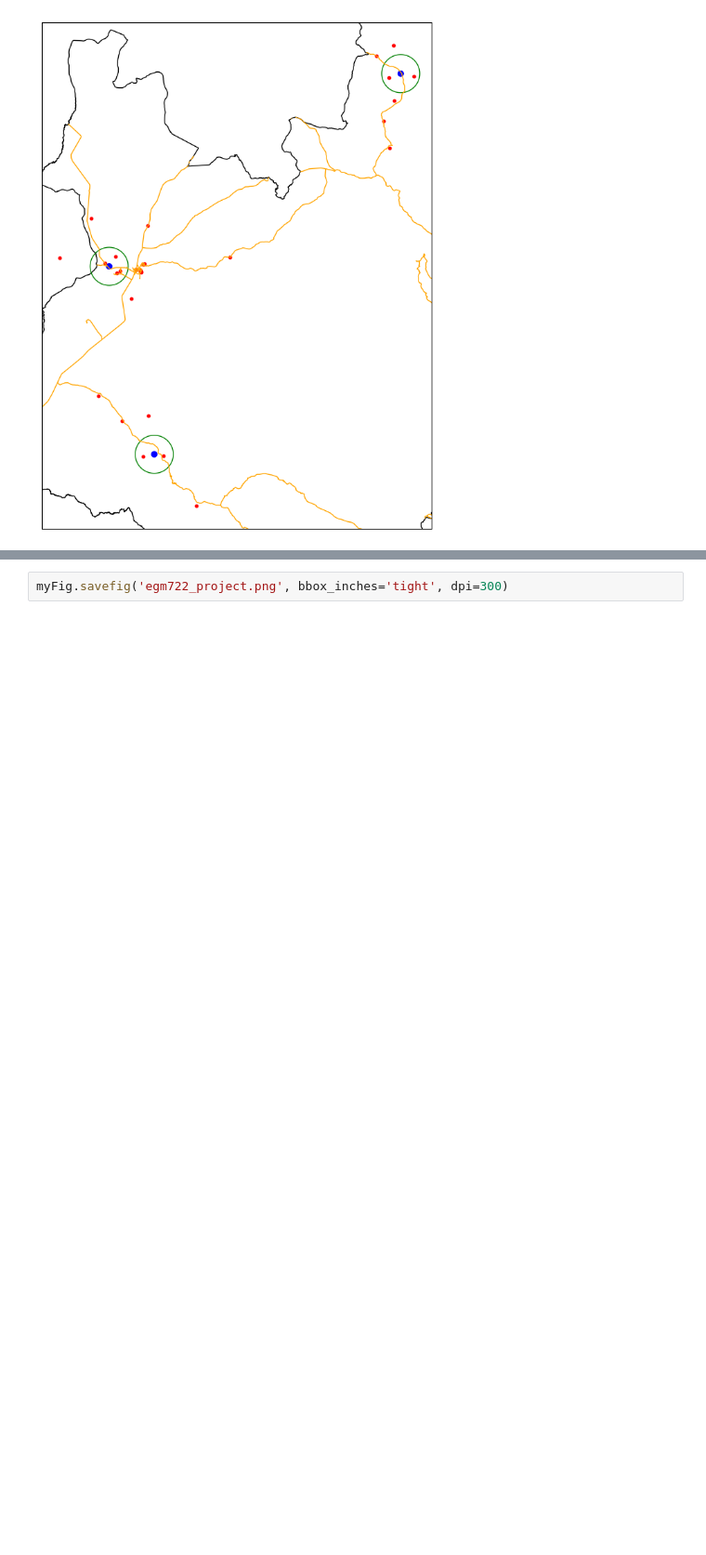
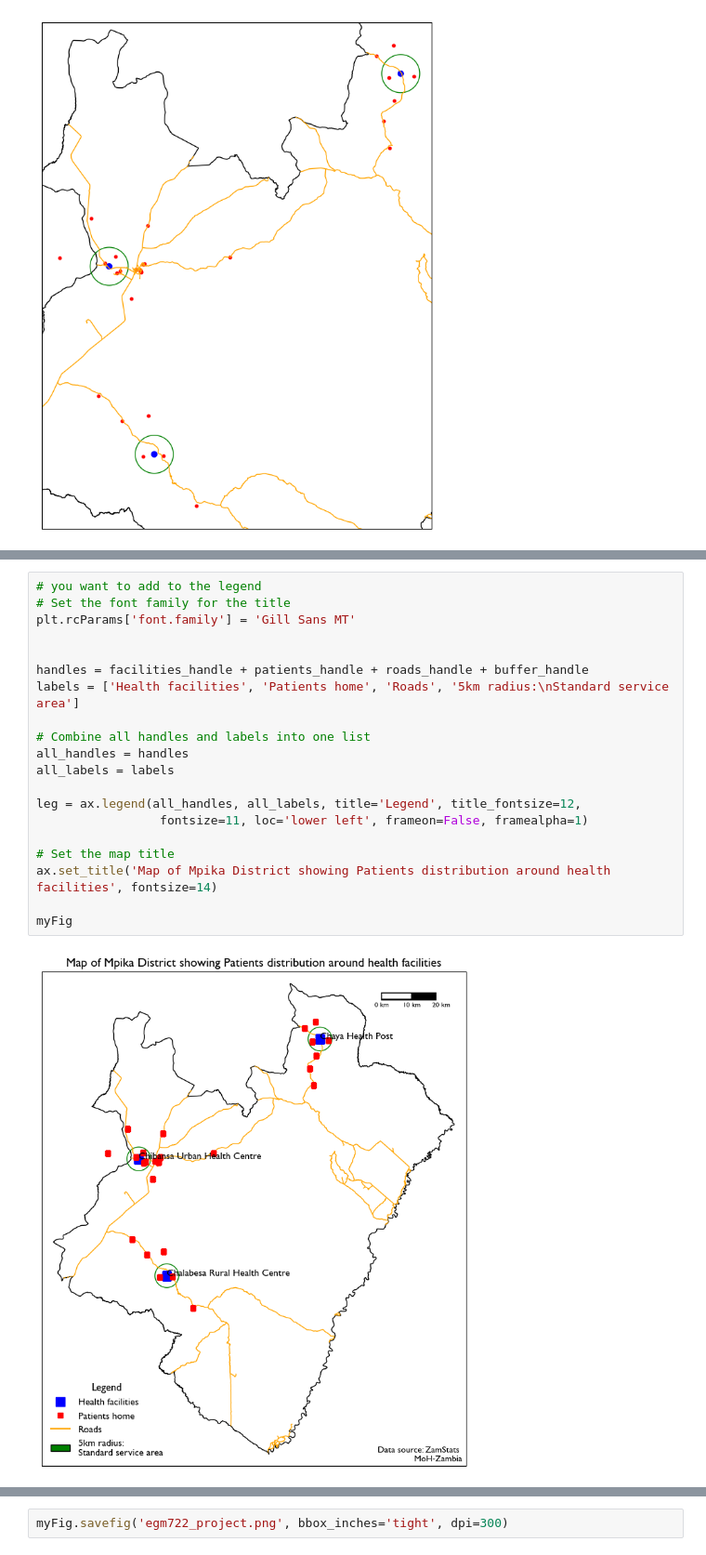
Before and after one commit to shidaNyimbili/EGM722-Project, a Jupyter notebook: egm722_projectfinal.ipynb, the cells around one changed output, grey strips where cells are left out. Shown at 93% size. Saved outputs shown, nothing was run; the diff lists cells and outputs as text; blank space fills up the shorter version.

```diff
--- a/egm722_projectfinal.ipynb
+++ b/egm722_projectfinal.ipynb
@@ -252,3 +168,25 @@ myFig
+# %%
+# you want to add to the legend
+# Set the font family for the title
+plt.rcParams['font.family'] = 'Gill Sans MT'
+
+
+handles = facilities_handle + patients_handle + roads_handle + buffer_handle
+labels = ['Health facilities', 'Patients home', 'Roads', '5km radius:\nStandard service area']
+
+# Combine all handles and labels into one list
+all_handles = handles
+all_labels = labels
+
+leg = ax.legend(all_handles, all_labels, title='Legend', title_fontsize=12,
+                 fontsize=11, loc='lower left', frameon=False, framealpha=1)
+
+# Set the map title
+ax.set_title('Map of Mpika District showing Patients distribution around health facilities', fontsize=14)
+
+myFig
+# %% [output]
+[figure, added]
 # %%
 for ind, row in facilities.iterrows(): # towns.iterrows() returns the index and row
    x, y = row.geometry.x, row.geometry.y # get the x,y location for each town
```
Also changed, not shown: parts of 21 cells of this notebook, 1 other file.
